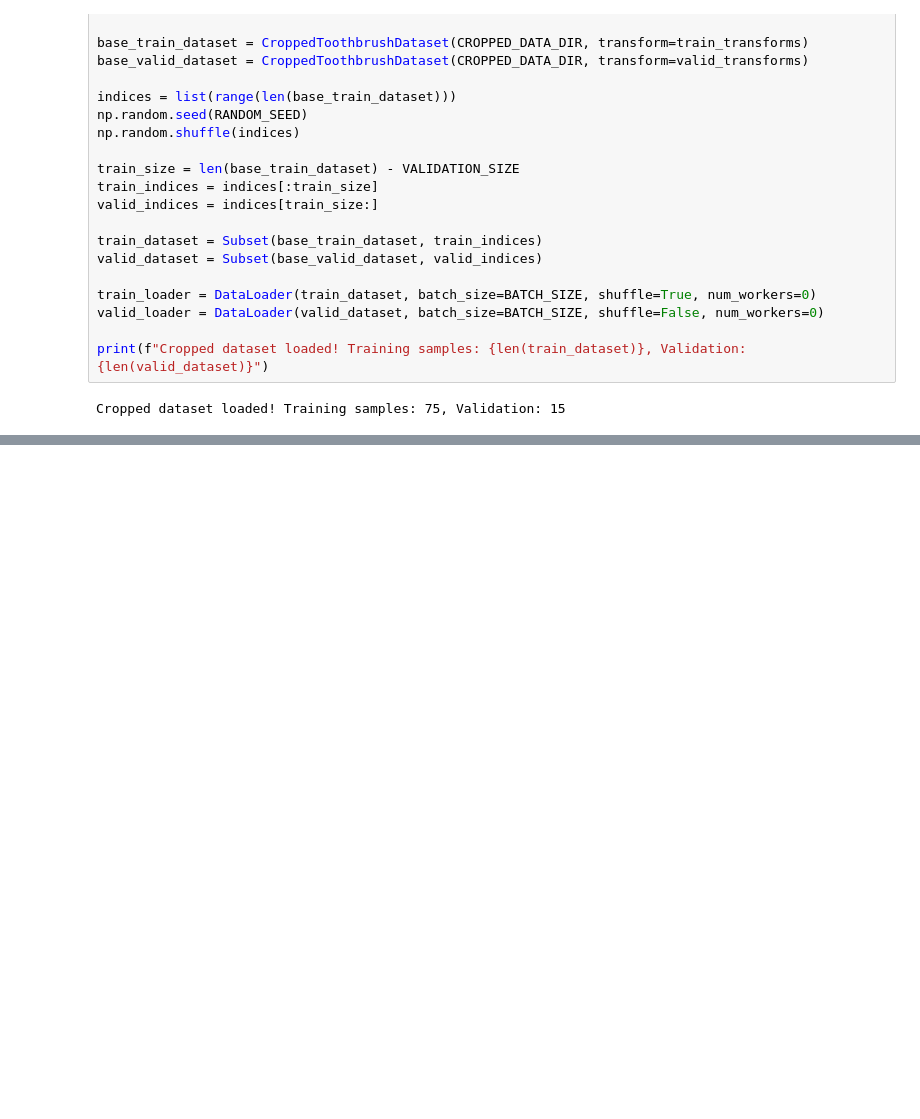
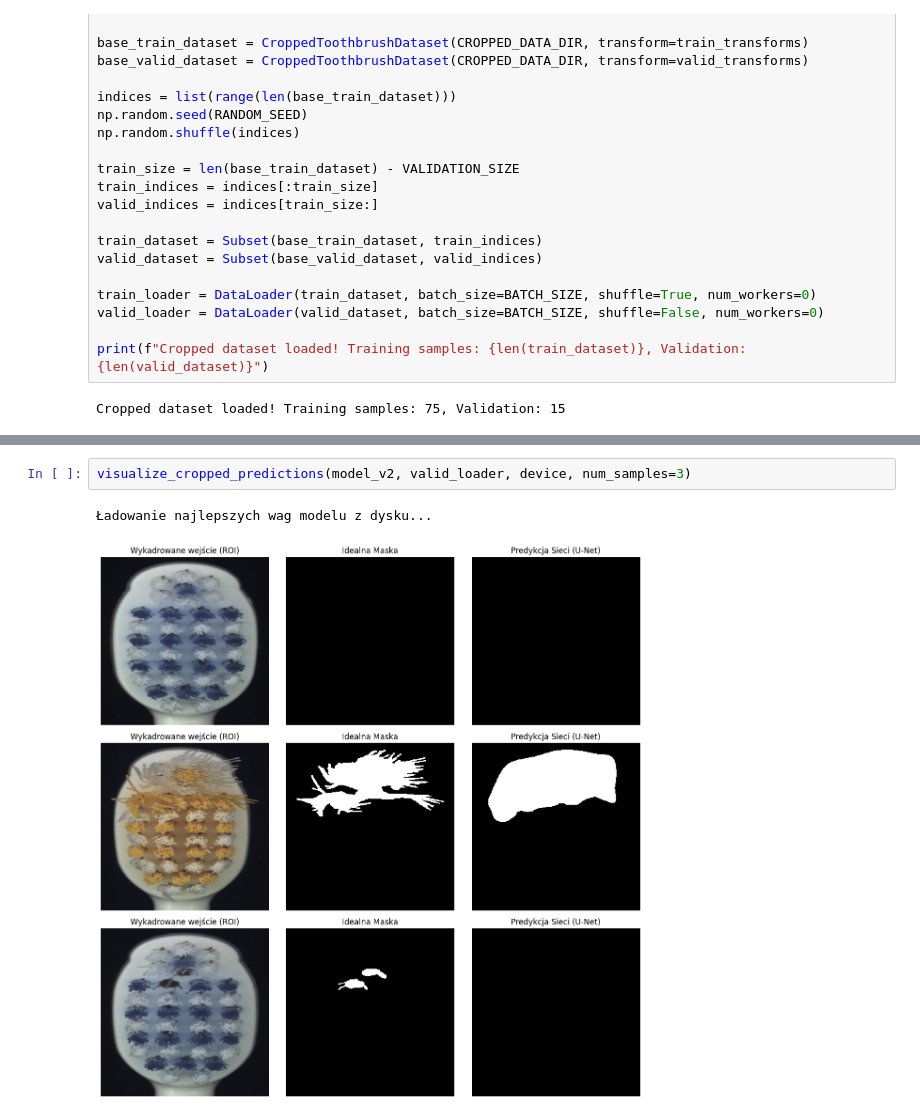
Before and after one commit to xhamera1/toothbrush-bristle-defect-detection, a Jupyter notebook: notebooks/02_unet_training_cropped.ipynb, the cells around one changed output, grey strips where cells are left out. Cells and saved outputs as stored; diff of their text form; blank space fills up the shorter version.

```diff
--- a/notebooks/02_unet_training_cropped.ipynb
+++ b/notebooks/02_unet_training_cropped.ipynb
@@ -271,0 +522,5 @@ visualize_cropped_predictions(model, valid_loader, device, num_samples=3)
+# %%
+visualize_cropped_predictions(model_v2, valid_loader, device, num_samples=3)
+# %% [output]
+Ładowanie najlepszych wag modelu z dysku...
+[figure, added]
```
Also changed, not shown: parts of 6 cells of this notebook, 7 other files.
